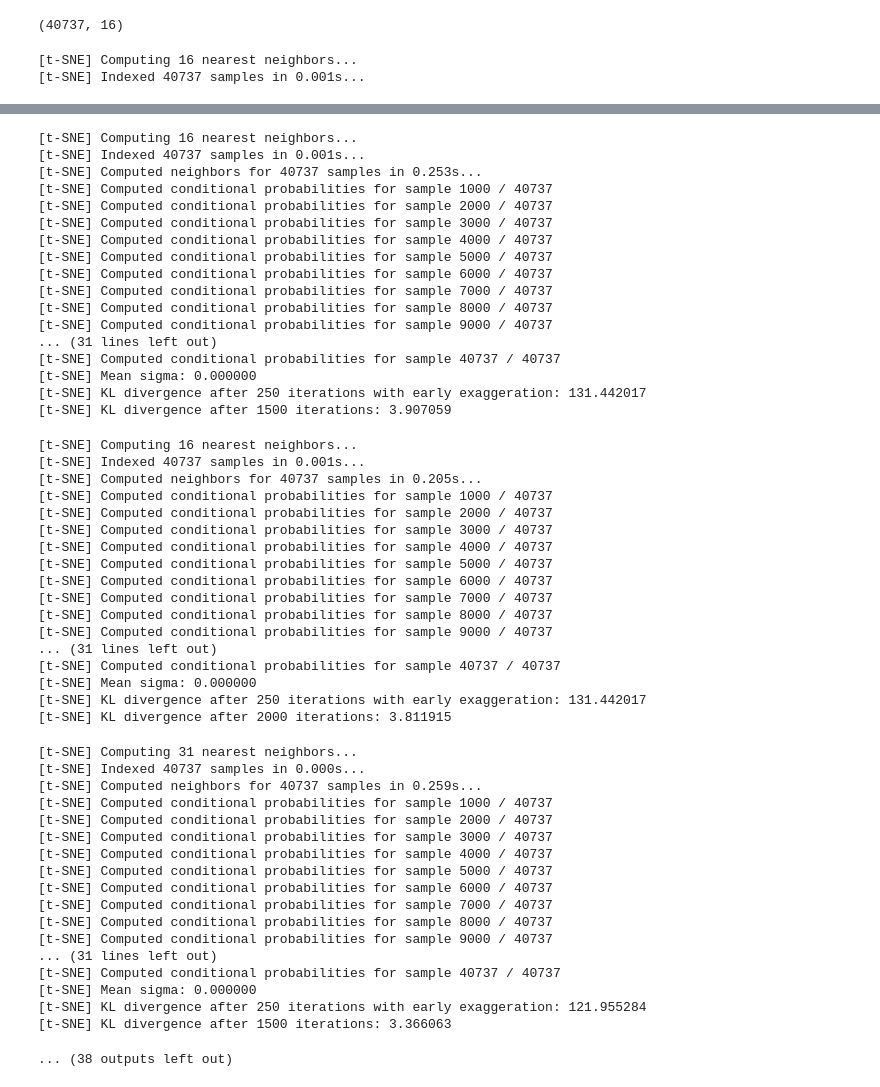
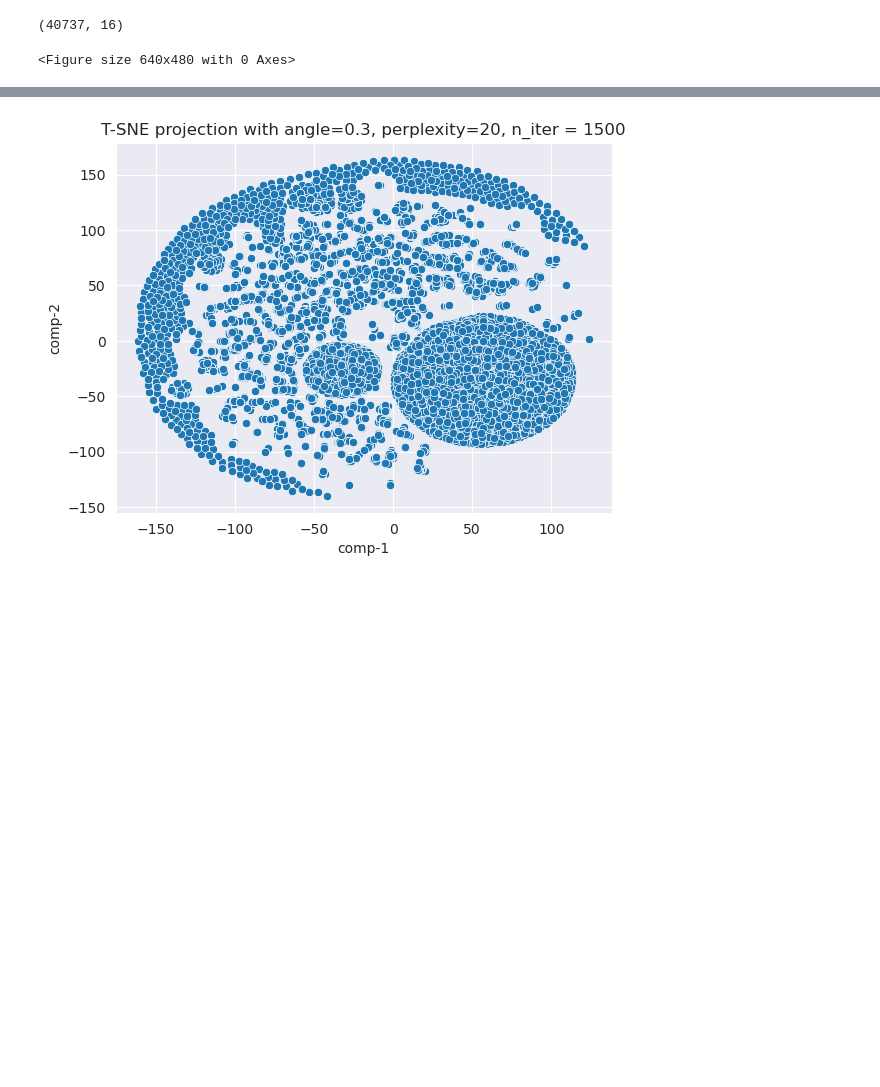
Before and after one commit to masonyc/uoa_789, a Jupyter notebook: src/Tuning_visualized_embedding.ipynb, the cells around one changed output, grey strips where cells are left out. Cells and saved outputs as stored; diff of their text form; code cells hidden in the pictures; blank space fills up the shorter version.

```diff
--- a/src/Tuning_visualized_embedding.ipynb
+++ b/src/Tuning_visualized_embedding.ipynb
@@ -12,7 +13,7 @@ def find_embedding_for_property(property_df,street_df,emb_df):
     output_df = property_df.merge(street_with_embedding,on=["street_sources","street_targets"])
     return output_df
 # %%
-akl_embedding_df = pd.read_csv(f"./outputs/akl_embedding_1667716704.csv")
+akl_embedding_df = pd.read_csv(f"./outputs/akl_embedding_1668582832.csv")
 AKL_df = pd.read_csv(f"{output_path}/datasets/property_data_with_street.csv",encoding='latin1')
 AKL_df = AKL_df.drop(['Unnamed: 0'],axis=1)
 embedding_size = akl_embedding_df.shape[1]
@@ -28,13 +29,13 @@ print(tsne_embedding_df.shape)
 # %% [output]
 (40737, 16)
 # %%
-angles = [0.1,0.2,0.3]
-perplexities = [5,10,15,20]
-n_iters = [1500,2000]
+angles = [0.1,0.3]
+perplexities = [10,15,20]
+n_iters = [1500]
 for angle in angles:
     for p in perplexities:
         for n_iter in n_iters:
-            tsne_embedded = TSNE(n_components=2,learning_rate='auto',angle=angle,n_iter=n_iter, perplexity=p,random_state=RANDOM_STATE,verbose=1,n_jobs=-1).fit_transform(tsne_embedding_df.copy())
+            tsne_embedded = TSNE(n_components=2,learning_rate='auto',angle=angle,n_iter=n_iter, perplexity=p,random_state=RANDOM_STATE,n_jobs=3).fit_transform(tsne_embedding_df.copy())
 
             df = pd.DataFrame()
             df["comp-1"] = tsne_embedded[:,0]
@@ -42,7 +43,6 @@ for angle in angles:
             plt.clf()
             plt.figure()
             sns.scatterplot(x="comp-1", y="comp-2", data=df).set(title=f"T-SNE projection with angle={angle}, perplexity={p}, n_iter = {n_iter}")
-            plt.savefig(f"./outputs/visualized_embeddings/visual_embedding_with_angle={angle}_preplexity={p}_iteration={n_iter}.pdf")
+            plt.savefig(f"./outputs/visualized_embeddings_without_amenity_filters/visual_embedding_with_angle={angle}_preplexity={p}_iteration={n_iter}.pdf")
 # %% [output]
-[t-SNE] Computing 16 nearest neighbors...
-[t-SNE] Indexed 40737 samples in 0.001s...
+<Figure size 640x480 with 0 Axes>
@@ -185,55 +54,4 @@ for angle in angles:
-[t-SNE] Computing 16 nearest neighbors...
-[t-SNE] Indexed 40737 samples in 0.001s...
-[t-SNE] Computed neighbors for 40737 samples in 0.253s...
-[t-SNE] Computed conditional probabilities for sample 1000 / 40737
-[t-SNE] Computed conditional probabilities for sample 2000 / 40737
-[t-SNE] Computed conditional probabilities for sample 3000 / 40737
-[t-SNE] Computed conditional probabilities for sample 4000 / 40737
-[t-SNE] Computed conditional probabilities for sample 5000 / 40737
-[t-SNE] Computed conditional probabilities for sample 6000 / 40737
-[t-SNE] Computed conditional probabilities for sample 7000 / 40737
-[t-SNE] Computed conditional probabilities for sample 8000 / 40737
-[t-SNE] Computed conditional probabilities for sample 9000 / 40737
-... (31 lines left out)
-[t-SNE] Computed conditional probabilities for sample 40737 / 40737
-[t-SNE] Mean sigma: 0.000000
-[t-SNE] KL divergence after 250 iterations with early exaggeration: 131.442017
-[t-SNE] KL divergence after 1500 iterations: 3.907059
-[t-SNE] Computing 16 nearest neighbors...
-[t-SNE] Indexed 40737 samples in 0.001s...
-[t-SNE] Computed neighbors for 40737 samples in 0.205s...
-[t-SNE] Computed conditional probabilities for sample 1000 / 40737
-[t-SNE] Computed conditional probabilities for sample 2000 / 40737
-[t-SNE] Computed conditional probabilities for sample 3000 / 40737
-[t-SNE] Computed conditional probabilities for sample 4000 / 40737
-[t-SNE] Computed conditional probabilities for sample 5000 / 40737
-[t-SNE] Computed conditional probabilities for sample 6000 / 40737
-[t-SNE] Computed conditional probabilities for sample 7000 / 40737
-[t-SNE] Computed conditional probabilities for sample 8000 / 40737
-[t-SNE] Computed conditional probabilities for sample 9000 / 40737
-... (31 lines left out)
-[t-SNE] Computed conditional probabilities for sample 40737 / 40737
-[t-SNE] Mean sigma: 0.000000
-[t-SNE] KL divergence after 250 iterations with early exaggeration: 131.442017
-[t-SNE] KL divergence after 2000 iterations: 3.811915
-[t-SNE] Computing 31 nearest neighbors...
-[t-SNE] Indexed 40737 samples in 0.000s...
-[t-SNE] Computed neighbors for 40737 samples in 0.259s...
-[t-SNE] Computed conditional probabilities for sample 1000 / 40737
-[t-SNE] Computed conditional probabilities for sample 2000 / 40737
-[t-SNE] Computed conditional probabilities for sample 3000 / 40737
-[t-SNE] Computed conditional probabilities for sample 4000 / 40737
-[t-SNE] Computed conditional probabilities for sample 5000 / 40737
-[t-SNE] Computed conditional probabilities for sample 6000 / 40737
-[t-SNE] Computed conditional probabilities for sample 7000 / 40737
-[t-SNE] Computed conditional probabilities for sample 8000 / 40737
-[t-SNE] Computed conditional probabilities for sample 9000 / 40737
-... (31 lines left out)
-[t-SNE] Computed conditional probabilities for sample 40737 / 40737
-[t-SNE] Mean sigma: 0.000000
-[t-SNE] KL divergence after 250 iterations with early exaggeration: 121.955284
-[t-SNE] KL divergence after 1500 iterations: 3.366063
-... (38 outputs left out)
+[figure, added]
 # %%
 # df = pd.DataFrame()
 # df["comp-1"] = tsne_embedded[:,0]
```
Also changed, not shown: parts of 2 cells of this notebook, 7 other files.
